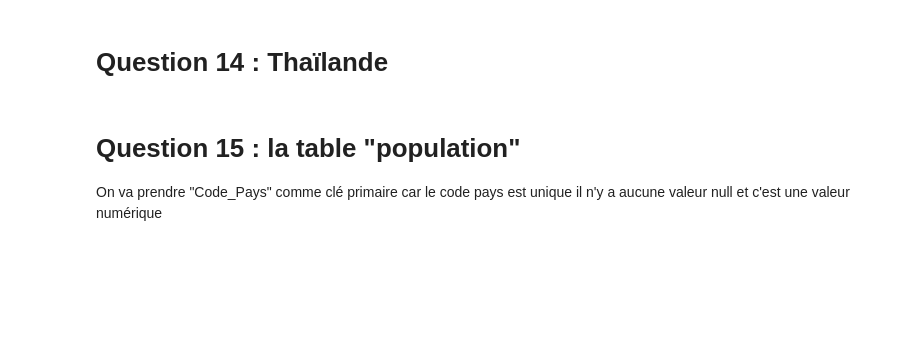
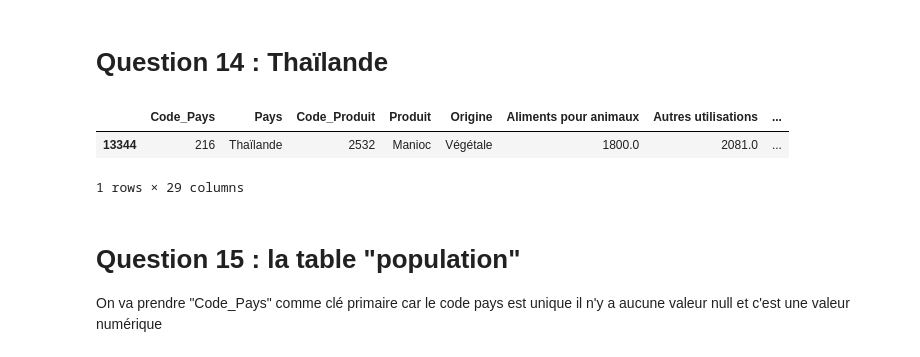
Before and after one commit to Lorenzo1208/Brief_fao, a Jupyter notebook: FAO.ipynb, the cells around one changed output. Cells and saved outputs as stored; diff of their text form; code cells hidden in the pictures; blank space fills up the shorter version.

```diff
--- a/FAO.ipynb
+++ b/FAO.ipynb
@@ -755,6 +765,12 @@ print(f"Céréales libérées si l'on réduit de 10% l'alimentation animale: {se
 Céréales libérées si l'on réduit de 10% l'alimentation animale: 14,009,600.00 tonnes
 # %% [markdown]
 # Question 14 : Thaïlande
+# %%
+aliments_df[(aliments_df['Pays'] == 'Thaïlande') & (aliments_df['Produit'] == 'Manioc')]
+# %% [output]
+|  | Code_Pays | Pays | Code_Produit | Produit | Origine | Aliments pour animaux | Autres utilisations | ... |
+| 13344 | 216 | Thaïlande | 2532 | Manioc | Végétale | 1800.0 | 2081.0 | ... |
+1 rows × 29 columns
 # %% [markdown]
 # Question 15 : la table "population"
 On va prendre "Code_Pays" comme clé primaire car le code pays est unique
```
Also changed, not shown: parts of 3 cells of this notebook.
